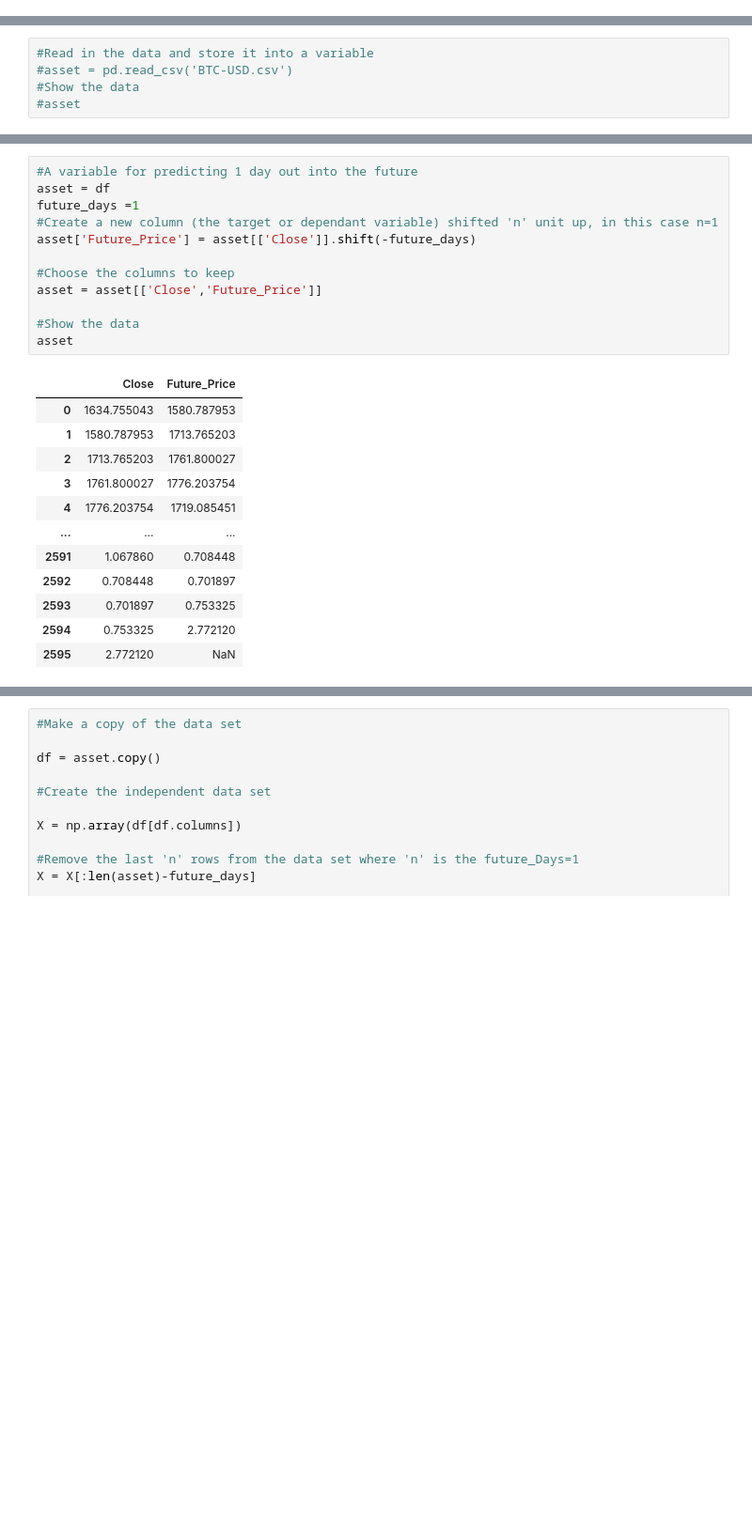
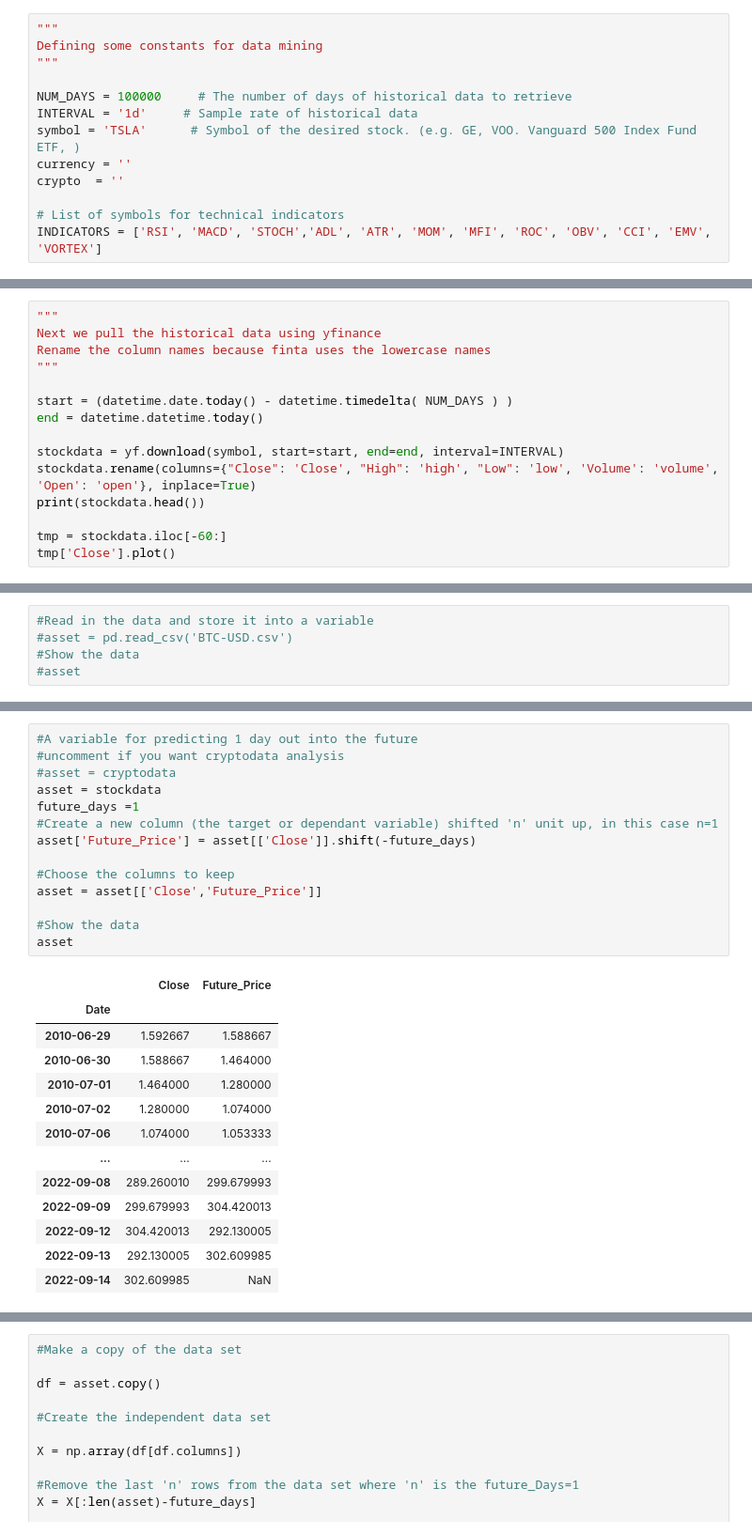
Before and after one commit to MrR8bot/MLandAI, a Jupyter notebook: Asset_Model_prediction.ipynb, the cells around one changed output, grey strips where cells are left out. Shown: that part at 94% size. Drawn from its saved outputs; the diff is of its cells as text; blank space fills up the shorter version.

```diff
--- a/Asset_Model_prediction.ipynb
+++ b/Asset_Model_prediction.ipynb
@@ -58,0 +81,13 @@ from cryptocmd import CmcScraper
+# %%
+"""
+Defining some constants for data mining
+"""
+
+NUM_DAYS = 100000     # The number of days of historical data to retrieve
+INTERVAL = '1d'     # Sample rate of historical data
+symbol = 'TSLA'      # Symbol of the desired stock. (e.g. GE, VOO. Vanguard 500 Index Fund ETF, )
+currency = ''
+crypto  = ''
+
+# List of symbols for technical indicators
+INDICATORS = ['RSI', 'MACD', 'STOCH','ADL', 'ATR', 'MOM', 'MFI', 'ROC', 'OBV', 'CCI', 'EMV', 'VORTEX']
@@ -58,0 +96,15 @@ from cryptocmd import CmcScraper
+# %%
+"""
+Next we pull the historical data using yfinance
+Rename the column names because finta uses the lowercase names
+"""
+
+start = (datetime.date.today() - datetime.timedelta( NUM_DAYS ) )
+end = datetime.datetime.today()
+
+stockdata = yf.download(symbol, start=start, end=end, interval=INTERVAL)
+stockdata.rename(columns={"Close": 'Close', "High": 'high', "Low": 'low', 'Volume': 'volume', 'Open': 'open'}, inplace=True)
+print(stockdata.head())
+
+tmp = stockdata.iloc[-60:]
+tmp['Close'].plot()
@@ -76,25 +141,28 @@ Uncomment if want to do manual upload.
 # %%
 #A variable for predicting 1 day out into the future
-asset = df
+#uncomment if you want cryptodata analysis
+#asset = cryptodata
+asset = stockdata
 future_days =1
 #Create a new column (the target or dependant variable) shifted 'n' unit up, in this case n=1
 asset['Future_Price'] = asset[['Close']].shift(-future_days)
 
 #Choose the columns to keep
 asset = asset[['Close','Future_Price']]
 
 #Show the data
 asset
 # %% [output]
 |  | Close | Future_Price |
-| 0 | 1634.755043 | 1580.787953 |
-| 1 | 1580.787953 | 1713.765203 |
-| 2 | 1713.765203 | 1761.800027 |
-| 3 | 1761.800027 | 1776.203754 |
-| 4 | 1776.203754 | 1719.085451 |
+| Date |  |  |
+| 2010-06-29 | 1.592667 | 1.588667 |
+| 2010-06-30 | 1.588667 | 1.464000 |
+| 2010-07-01 | 1.464000 | 1.280000 |
+| 2010-07-02 | 1.280000 | 1.074000 |
+| 2010-07-06 | 1.074000 | 1.053333 |
 | ... | ... | ... |
-| 2591 | 1.067860 | 0.708448 |
-| 2592 | 0.708448 | 0.701897 |
-| 2593 | 0.701897 | 0.753325 |
-| 2594 | 0.753325 | 2.772120 |
-| 2595 | 2.772120 | NaN |
+| 2022-09-08 | 289.260010 | 299.679993 |
+| 2022-09-09 | 299.679993 | 304.420013 |
+| 2022-09-12 | 304.420013 | 292.130005 |
+| 2022-09-13 | 292.130005 | 302.609985 |
+| 2022-09-14 | 302.609985 | NaN |
```
Also changed, not shown: parts of 18 cells of this notebook.
